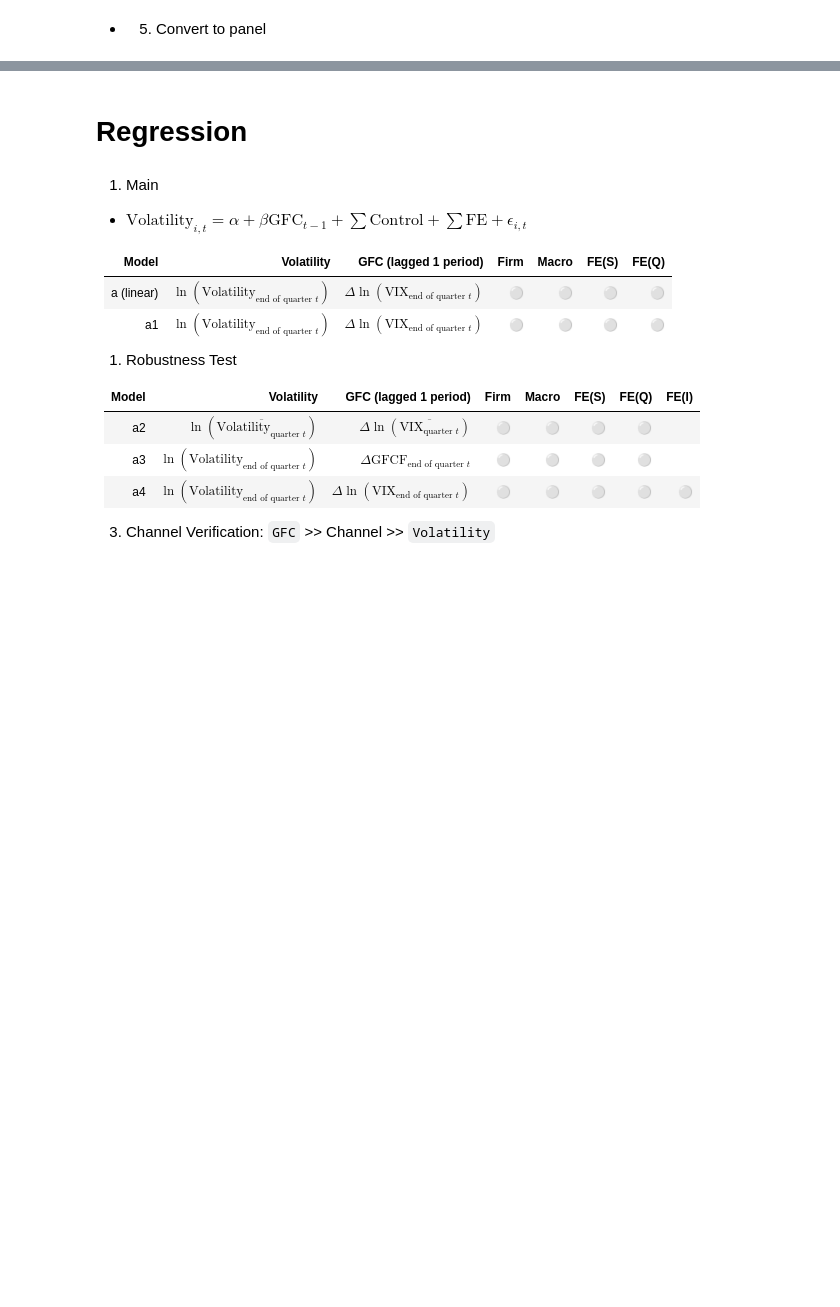
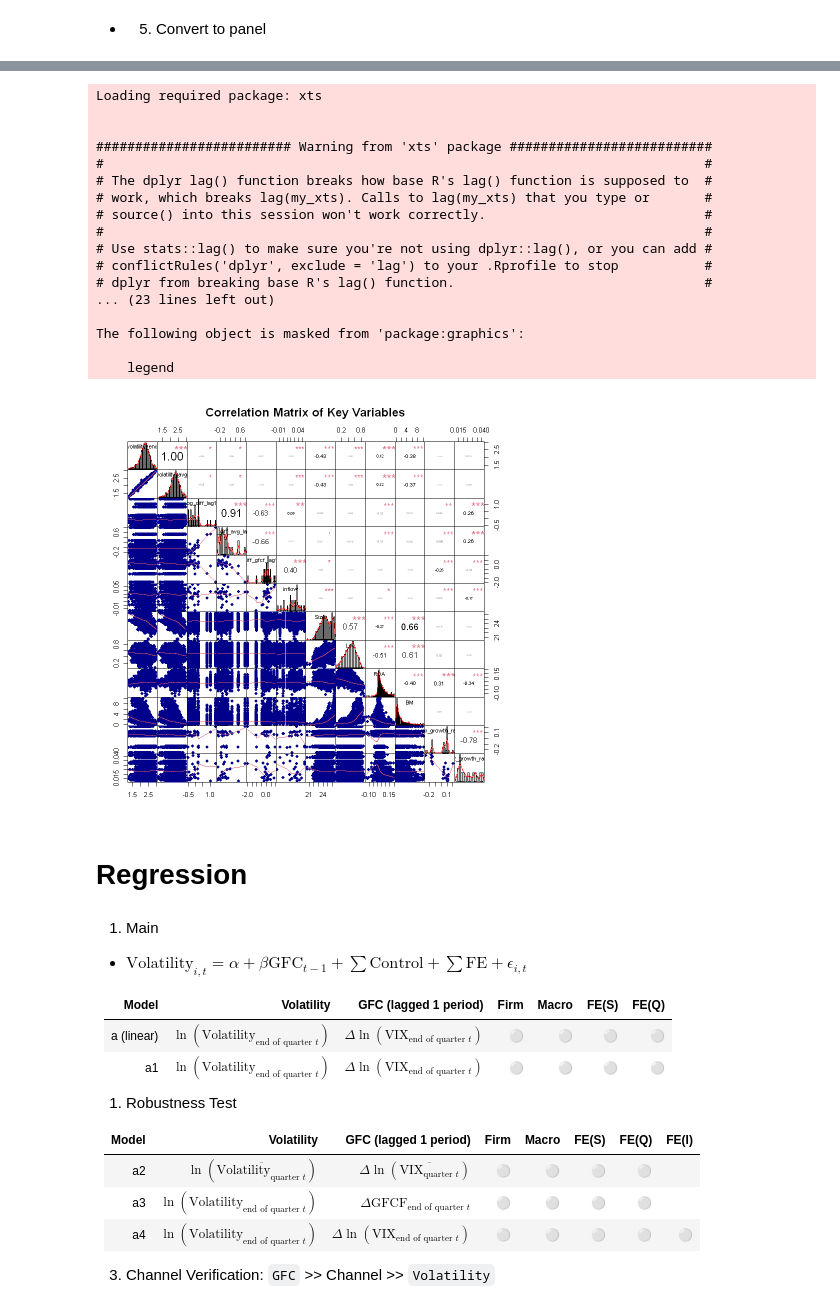
Before and after one commit to wudl-21/econ5370, a Jupyter notebook: main.ipynb, the cells around one changed output, grey strips where cells are left out. Cells and saved outputs as stored; diff of their text form; code cells hidden in the pictures; blank space fills up the shorter version.

```diff
--- a/main.ipynb
+++ b/main.ipynb
@@ -2144,3 +2077,54 @@ A pdata.frame: 6 x 22
+# %%
+# Load the required library
+library(PerformanceAnalytics)
+
+# Select the main variables for the correlation matrix
+# Focus on dependent variables, GFC measures, channels, and key controls
+main_vars <- c("volatility_end", "volatility_avg", "log_diff_lag1", "log_diff_avg_lag1",
+               "diff_gfcf_lag1", "inflow",
+               "Size", "Lev", "ROA", "BM", "gdp_growth_rate", "m2_growth_rate")
+
+# Create a descriptive version of variable names for the plot
+var_labels <- c("Volatility (EOQ)", "Volatility (Avg)", "VIX Change (EOQ, t-1)",
+                "VIX Change (Avg, t-1)", "GFCF Change (t-1)", "Capital Inflow",
+                "Size", "Leverage", "ROA", "Book-to-Market",
+                "GDP Growth", "M2 Growth")
+
+# Extract data as a regular data frame
+corr_data <- as.data.frame(panel_data[, main_vars])
+
+# Remove rows with any NA values
+corr_data <- na.omit(corr_data)
+
+# Set nice plotting parameters
+par(bg = "white")
+
+# Create the correlation plot with histograms
+chart.Correlation(corr_data,
+                  histogram = TRUE,
+                  method = "pearson",
+                  pch = 19,
+                  col = "darkblue",
+                  main = "Correlation Matrix of Key Variables")
+# %% [output]
+Loading required package: xts
+
+
+######################### Warning from 'xts' package ##########################
+#                                                                             #
+# The dplyr lag() function breaks how base R's lag() function is supposed to  #
+# work, which breaks lag(my_xts). Calls to lag(my_xts) that you type or       #
+# source() into this session won't work correctly.                            #
+#                                                                             #
+# Use stats::lag() to make sure you're not using dplyr::lag(), or you can add #
+# conflictRules('dplyr', exclude = 'lag') to your .Rprofile to stop           #
+# dplyr from breaking base R's lag() function.                                #
+... (23 lines left out)
+
+The following object is masked from 'package:graphics':
+
+    legend
+[figure, added]
 # %% [markdown]
 # Regression
 # %% [markdown]
```
Also changed, not shown: parts of 39 cells of this notebook, 2 other files.
